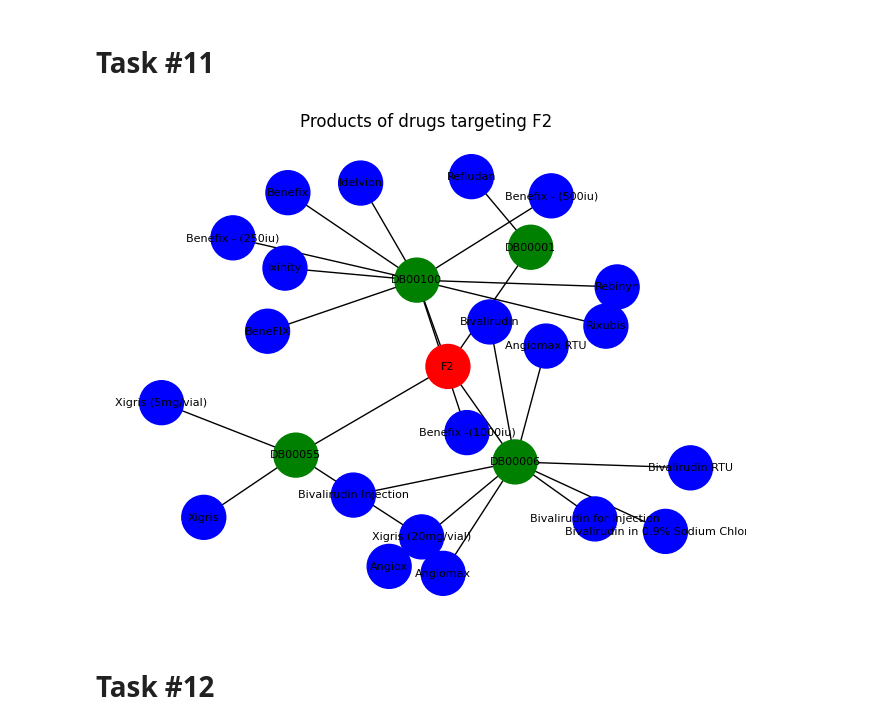
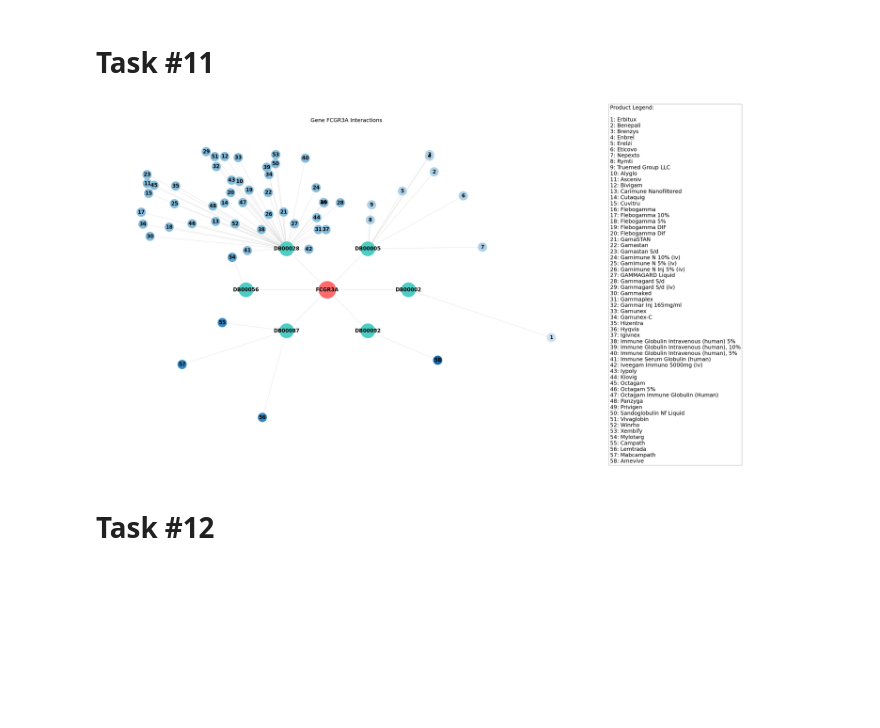
Before and after one commit to tkoso/Drugbank-Data-Analysis, a Jupyter notebook: notebooks/final_report.ipynb, the cells around one changed output. Cells and saved outputs as stored; diff of their text form; code cells hidden in the pictures; blank space fills up the shorter version.

Commit message:
make the visualizations more attractive in 11th task

```diff
--- a/notebooks/final_report.ipynb
+++ b/notebooks/final_report.ipynb
@@ -240,10 +250,10 @@ df_actions.head(10)
 # %%
 from visualizations import draw_gene_drug_product_graph
 
-some_gene = df_targets['gene_name'].dropna().unique()[0]
+some_gene = df_targets['gene_name'].dropna().unique()[6]
 draw_gene_drug_product_graph(some_gene, df_targets, df_products) # TODO: make the visualization look more structured (maybe a tree-like structure with gene being the root)
 # %% [output]
-[figure, old version]
+[figure, new version]
 # %% [markdown]
 # Task #12
 # %%
```
Also changed, not shown: parts of 4 cells of this notebook, 1 other file.
